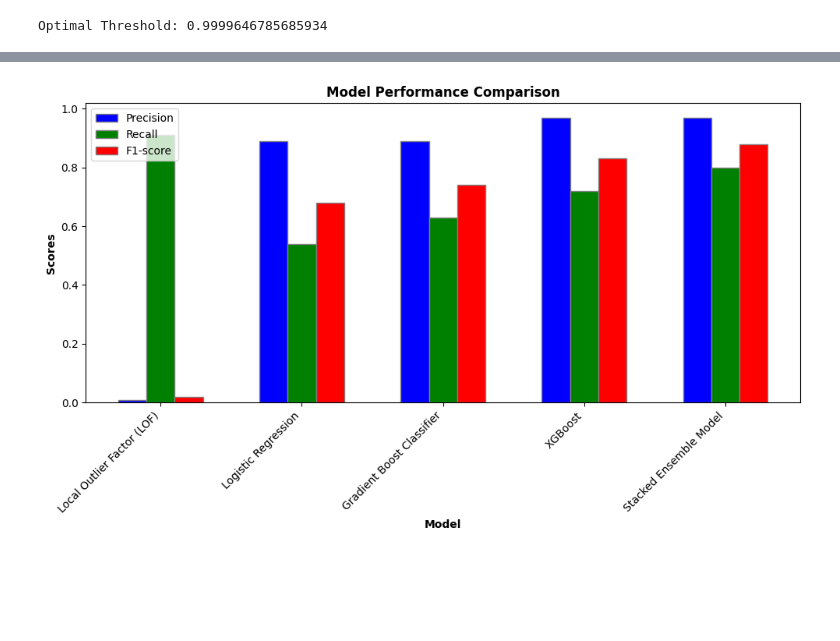
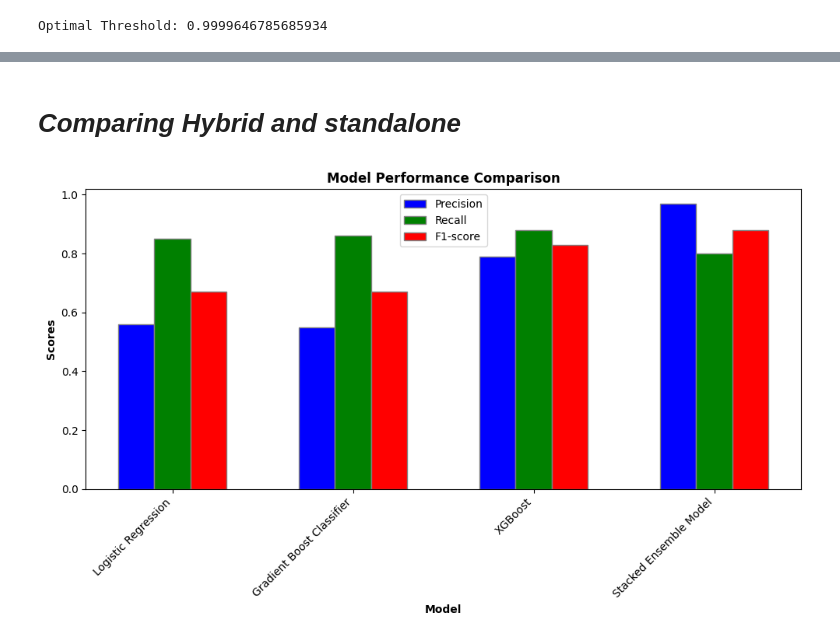
Before and after one commit to franchaise/project, a Jupyter notebook: credit_project.ipynb, the cells around one changed output, grey strips where cells are left out. Saved outputs shown, nothing was run; the diff lists cells and outputs as text; code cells hidden in the pictures; blank space fills up the shorter version.

```diff
--- a/credit_project.ipynb
+++ b/credit_project.ipynb
@@ -1250,38 +965,39 @@ Precision-Recall AUC with Optimal Threshold: 0.89
+# %% [markdown]
+# ***Comparing Hybrid and standalone***
 # %%
-import matplotlib.pyplot as plt
-import numpy as np
+
 
 # Data
-models = ['Local Outlier Factor (LOF)', 'Logistic Regression', 'Gradient Boost Classifier', 'XGBoost', 'Stacked Ensemble Model']
-precision = [0.009, 0.89, 0.89, 0.97, 0.97]
-recall = [0.91, 0.54, 0.63, 0.72, 0.80]
-f1_score = [0.018, 0.68, 0.74, 0.83, 0.88]
+models = [ 'Logistic Regression', 'Gradient Boost Classifier', 'XGBoost', 'Stacked Ensemble Model']
+precision = [0.56, 0.55, 0.79, 0.97]
+recall = [0.85, 0.86, 0.88, 0.80]
+f1_score = [ 0.67, 0.67, 0.83, 0.88]
 
 # Bar width
 bar_width = 0.2
 
 # Positions of the bars on the x-axis
 r1 = np.arange(len(models))
 r2 = [x + bar_width for x in r1]
 r3 = [x + bar_width for x in r2]
 
 # Create the grouped bar chart
 plt.figure(figsize=(10, 6))
 plt.bar(r1, precision, color='b', width=bar_width, edgecolor='grey', label='Precision')
 plt.bar(r2, recall, color='g', width=bar_width, edgecolor='grey', label='Recall')
 plt.bar(r3, f1_score, color='r', width=bar_width, edgecolor='grey', label='F1-score')
 
 # Add labels
 plt.xlabel('Model', fontweight='bold')
 plt.ylabel('Scores', fontweight='bold')
 plt.title('Model Performance Comparison', fontweight='bold')
 plt.xticks([r + bar_width for r in range(len(models))], models, rotation=45, ha='right')
 
 # Add legend
 plt.legend()
 
 # Show the plot
 plt.tight_layout()
 plt.show()
 # %% [output]
-[figure, old version]
+[figure, new version]
```
Also changed, not shown: parts of 81 cells of this notebook.
